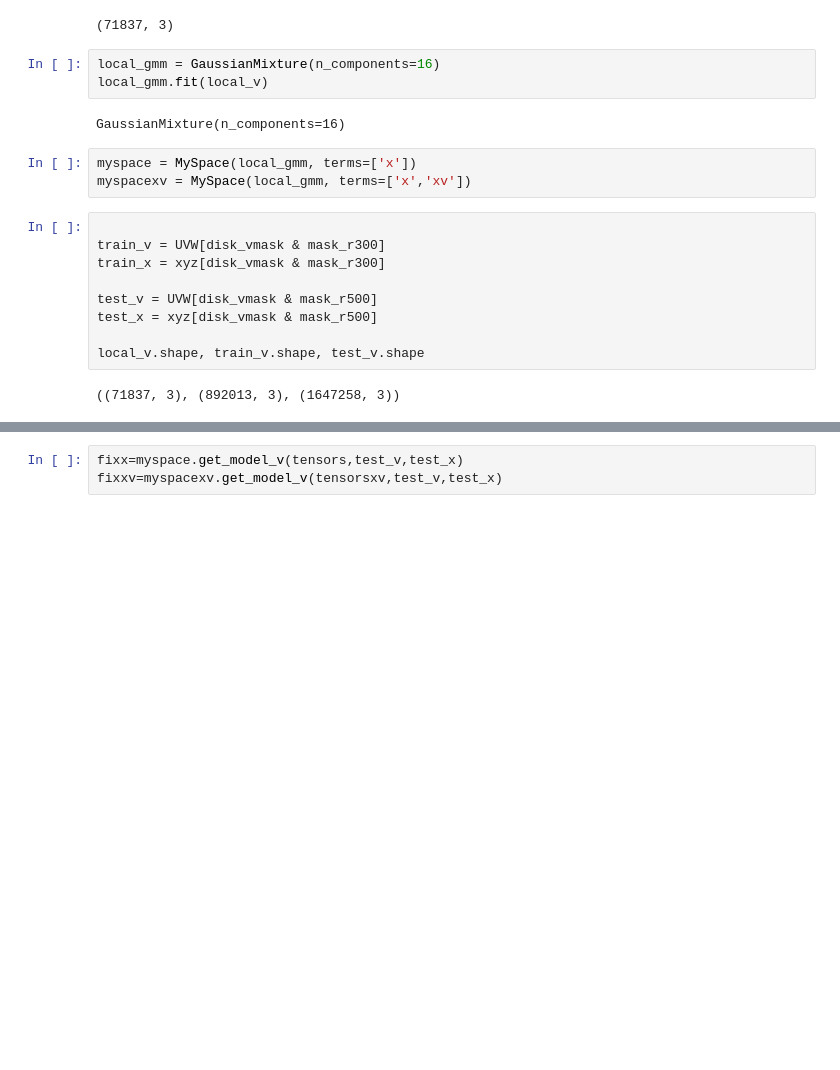
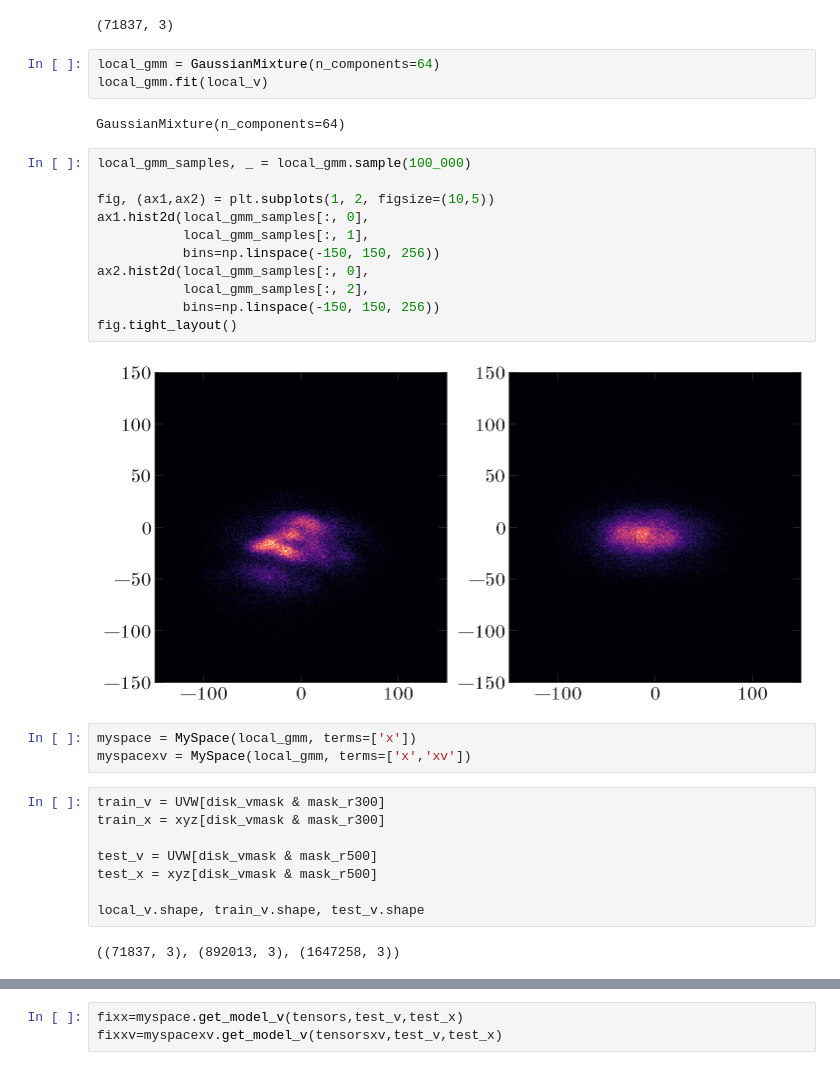
Before and after one commit to davidwhogg/myspace, a Jupyter notebook: notebooks/Gaia-Jason-Fail.ipynb, the cells around one changed output, grey strips where cells are left out. Cells and saved outputs as stored; diff of their text form; blank space fills up the shorter version.

```diff
--- a/notebooks/Gaia-Jason-Fail.ipynb
+++ b/notebooks/Gaia-Jason-Fail.ipynb
@@ -101,15 +120,27 @@ print(local_v.shape)
 # %% [output]
 (71837, 3)
 # %%
-local_gmm = GaussianMixture(n_components=16)
+local_gmm = GaussianMixture(n_components=64)
 local_gmm.fit(local_v)
 # %% [output]
-GaussianMixture(n_components=16)
+GaussianMixture(n_components=64)
+# %%
+local_gmm_samples, _ = local_gmm.sample(100_000)
+
+fig, (ax1,ax2) = plt.subplots(1, 2, figsize=(10,5))
+ax1.hist2d(local_gmm_samples[:, 0],
+           local_gmm_samples[:, 1],
+           bins=np.linspace(-150, 150, 256))
+ax2.hist2d(local_gmm_samples[:, 0],
+           local_gmm_samples[:, 2],
+           bins=np.linspace(-150, 150, 256))
+fig.tight_layout()
+# %% [output]
+[figure, added]
 # %%
 myspace = MySpace(local_gmm, terms=['x'])
 myspacexv = MySpace(local_gmm, terms=['x','xv'])
 # %%
-
 train_v = UVW[disk_vmask & mask_r300]
 train_x = xyz[disk_vmask & mask_r300]
 
```
Also changed, not shown: parts of 6 cells of this notebook.
